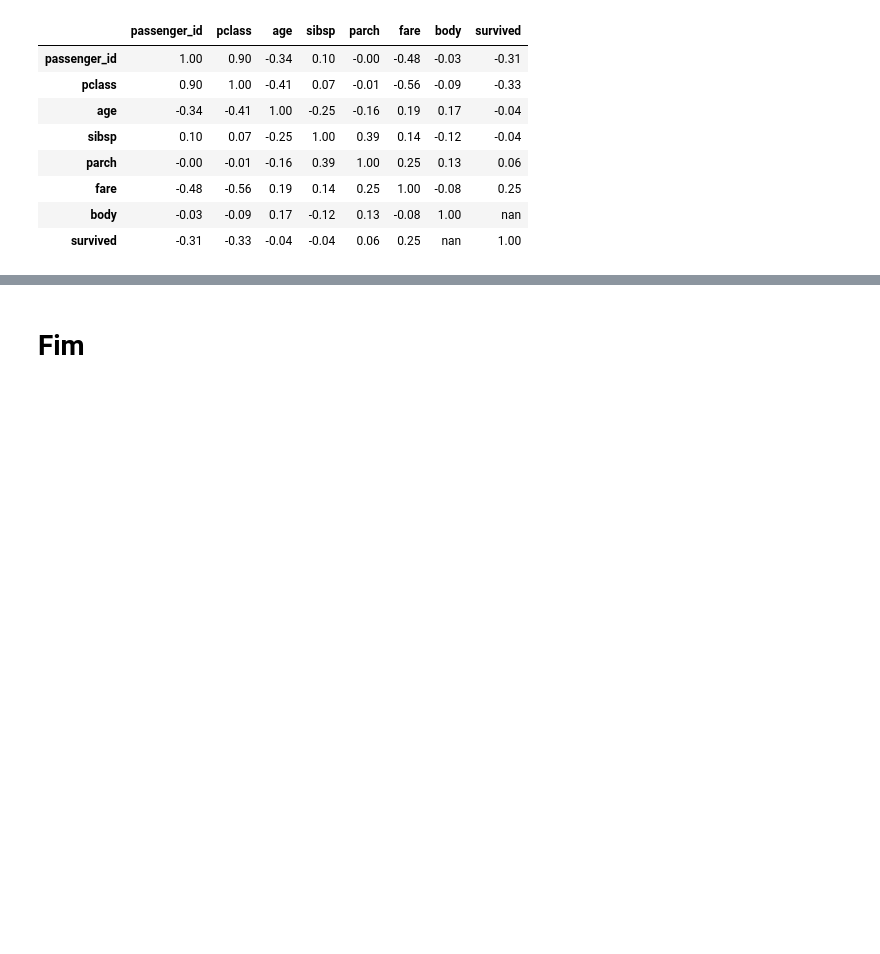
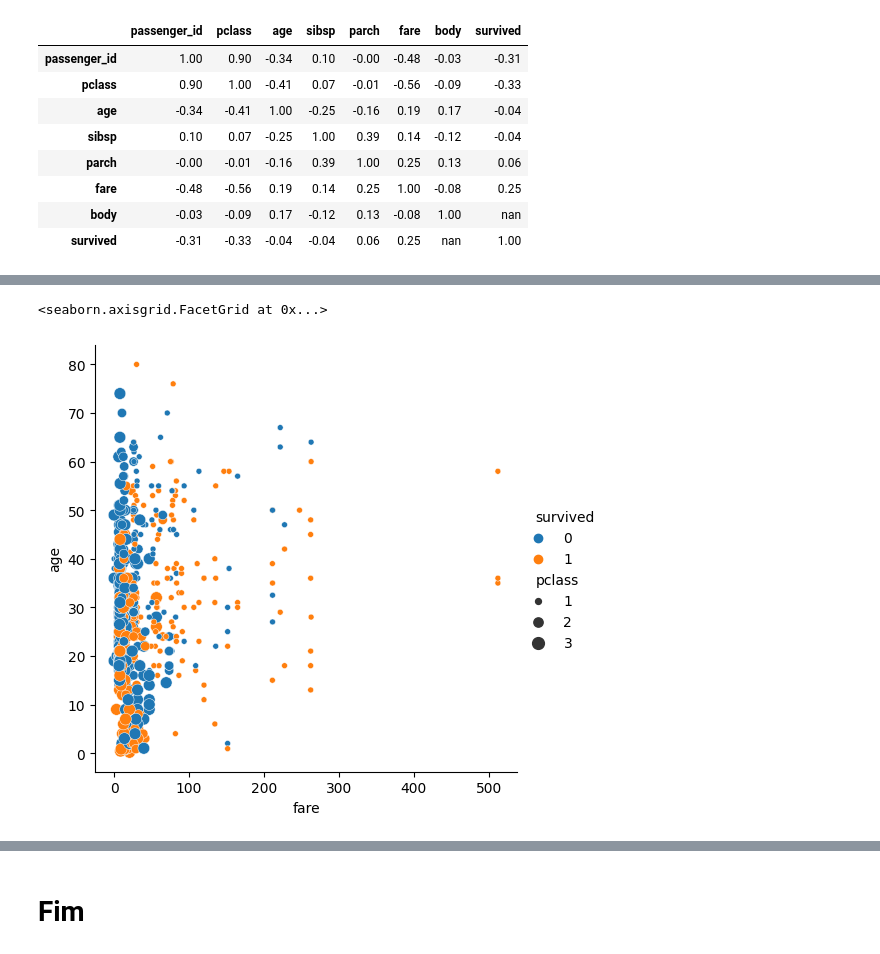
Before and after one commit to Victor-Fiamoncini/atv_ml_01, a Jupyter notebook: src/Exercícios Análise Exploratória.ipynb, the cells around one changed output, grey strips where cells are left out. Saved outputs shown, nothing was run; the diff lists cells and outputs as text; code cells hidden in the pictures; blank space fills up the shorter version.

```diff
--- a/src/Exercícios Análise Exploratória.ipynb
+++ b/src/Exercícios Análise Exploratória.ipynb
@@ -306,0 +323,6 @@ matriz_correlacao.style.background_gradient(cmap='coolwarm').set_precision(2)
+# %%
+# Item 06 e 07 - Parte 4 - Valor da taxa pela idade destacando os sobreviventes e não sobreviventes junto com a "classe" do ticket (não entendi ao certo o que significa a classe do ticket, imagino que seja o quão premium possa ser o local de hospedagem, consequentemente mais seguro, influenciando na taxa de sobrevivência talvez)
+sns.relplot(data=titanic, x='fare', y='age', hue='survived', size='pclass')
+# %% [output]
+<seaborn.axisgrid.FacetGrid at 0x...>
+[figure, added]
```
Also changed, not shown: parts of 5 cells of this notebook.
